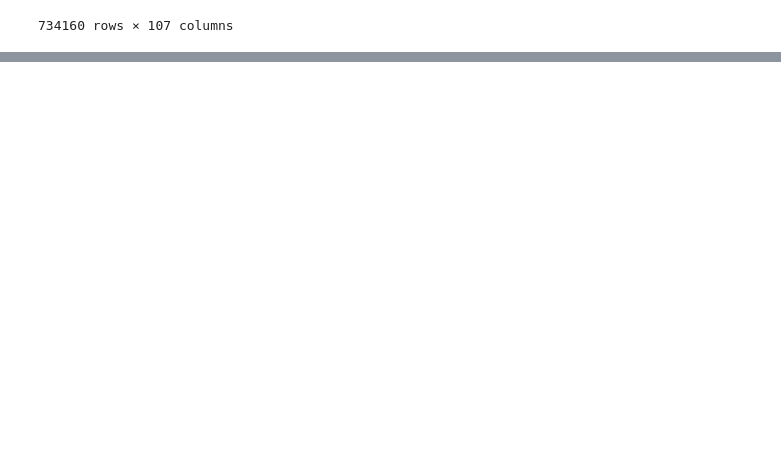
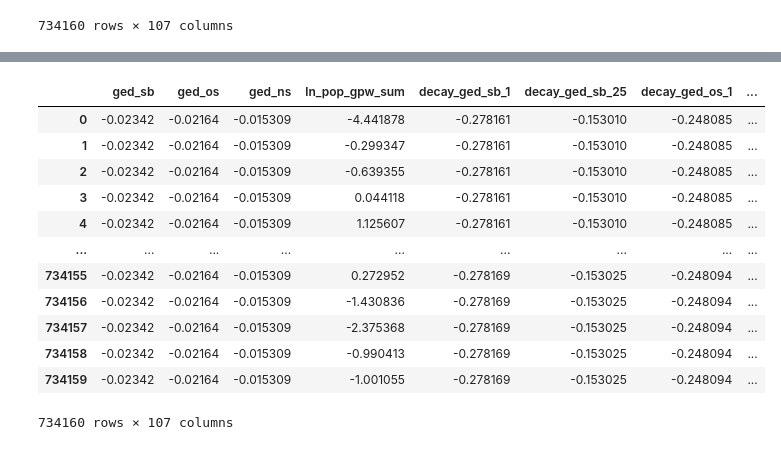
Before and after one commit to div-nar/AT-GCN, a Jupyter notebook: preprocessing.ipynb, the cells around one changed output, grey strips where cells are left out. Drawn from its saved outputs; the diff is of its cells as text; code cells hidden in the pictures; blank space fills up the shorter version.

```diff
--- a/preprocessing.ipynb
+++ b/preprocessing.ipynb
@@ -41,9 +68,27 @@ master_df
 # %%
 from sklearn.preprocessing import StandardScaler
 
 scaler = StandardScaler()
 master_df_nonscaled = master_df
-master_df= pd.DataFrame(scaler.fit_transform(master_df), columns=master_df.columns)
+master_df= pd.DataFrame(scaler.fit_transform(master_df.drop(columns=['month_id', 'priogrid_gid', 'date'])), columns=master_df.columns.drop(['month_id', 'priogrid_gid', 'date']))
+master_df['month_id'] = master_df_nonscaled['month_id']
+master_df['priogrid_gid'] = master_df_nonscaled['priogrid_gid']
+master_df['date'] = master_df_nonscaled['date']
+master_df
+# %% [output]
+|  | ged_sb | ged_os | ged_ns | ln_pop_gpw_sum | decay_ged_sb_1 | decay_ged_sb_25 | decay_ged_os_1 | ... |
+| 0 | -0.02342 | -0.02164 | -0.015309 | -4.441878 | -0.278161 | -0.153010 | -0.248085 | ... |
+| 1 | -0.02342 | -0.02164 | -0.015309 | -0.299347 | -0.278161 | -0.153010 | -0.248085 | ... |
+| 2 | -0.02342 | -0.02164 | -0.015309 | -0.639355 | -0.278161 | -0.153010 | -0.248085 | ... |
+| 3 | -0.02342 | -0.02164 | -0.015309 | 0.044118 | -0.278161 | -0.153010 | -0.248085 | ... |
+| 4 | -0.02342 | -0.02164 | -0.015309 | 1.125607 | -0.278161 | -0.153010 | -0.248085 | ... |
+| ... | ... | ... | ... | ... | ... | ... | ... | ... |
+| 734155 | -0.02342 | -0.02164 | -0.015309 | 0.272952 | -0.278169 | -0.153025 | -0.248094 | ... |
+| 734156 | -0.02342 | -0.02164 | -0.015309 | -1.430836 | -0.278169 | -0.153025 | -0.248094 | ... |
+| 734157 | -0.02342 | -0.02164 | -0.015309 | -2.375368 | -0.278169 | -0.153025 | -0.248094 | ... |
+| 734158 | -0.02342 | -0.02164 | -0.015309 | -0.990413 | -0.278169 | -0.153025 | -0.248094 | ... |
+| 734159 | -0.02342 | -0.02164 | -0.015309 | -1.001055 | -0.278169 | -0.153025 | -0.248094 | ... |
+734160 rows × 107 columns
 # %%
 master_df_nonscaled
 # %% [output]
```
Also changed, not shown: parts of 5 cells of this notebook.
